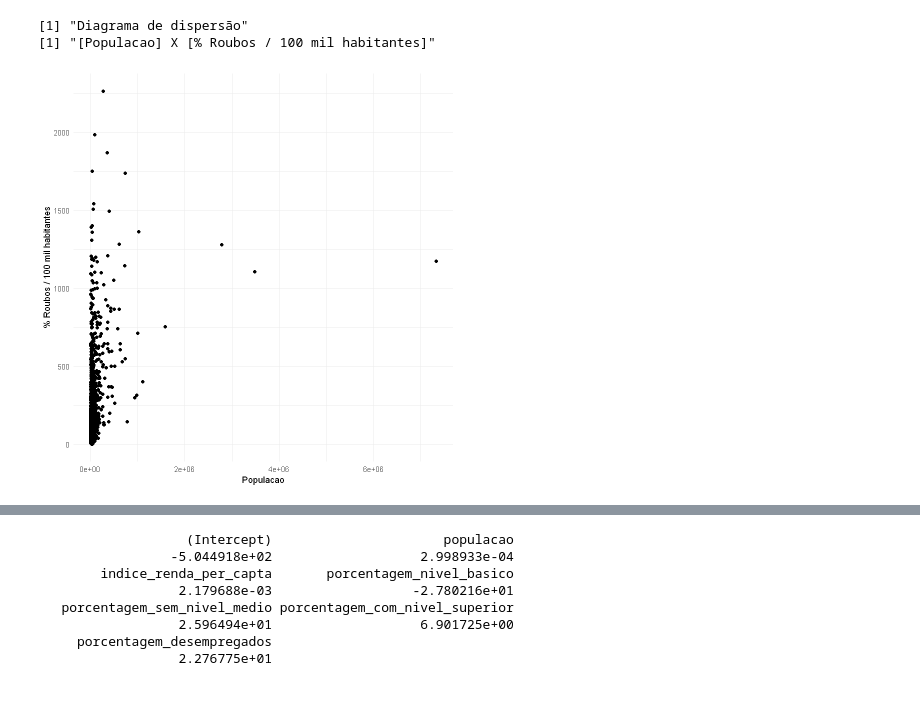
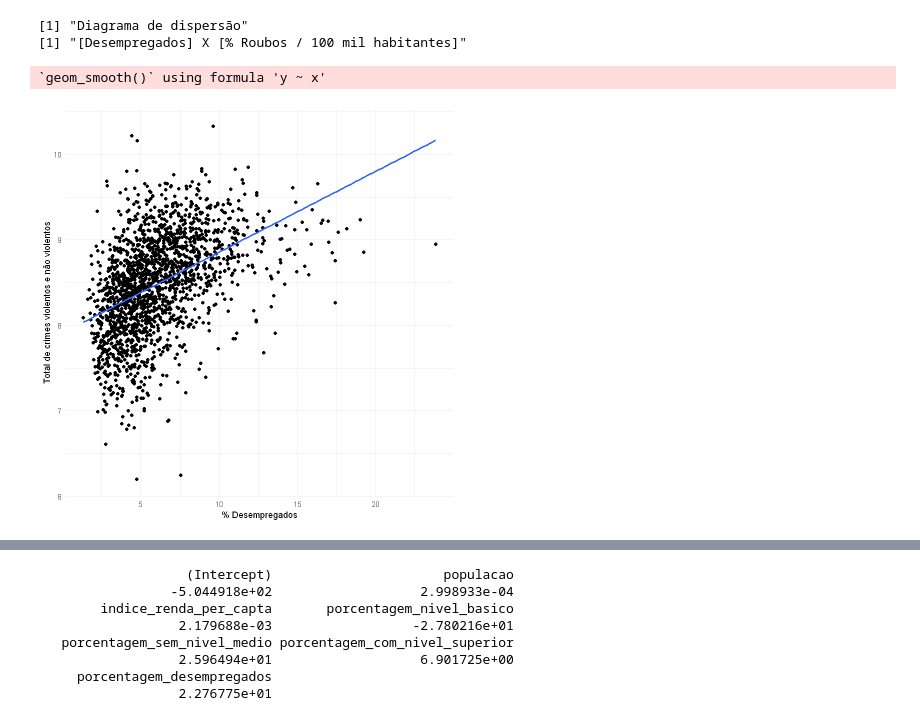
Before and after one commit to marianyfsilva/tecnicas-estatisticas-predicao, a Jupyter notebook: analise-roubos-uci.ipynb, the cells around one changed output, grey strips where cells are left out. Saved outputs shown, nothing was run; the diff lists cells and outputs as text; code cells hidden in the pictures.

```diff
--- a/analise-roubos-uci.ipynb
+++ b/analise-roubos-uci.ipynb
@@ -3,13 +3,25 @@
 library(ggplot2)
 # %%
 # Leitura dos dados
-data <- read.csv("DADOS-ANALISE-ROUBOS-UCI.csv")
+csv_content <- read.csv("DADOS-CRIMES-UCI.csv")
 
-print(paste("O número de colunas é: ", ncol(data))) # deve ser 7
-print(paste("O número de linhas é: ", nrow(data)))  # deve ser 2128
+print(paste("O número de colunas é: ", ncol(csv_content))) # deve ser 7
+print(paste("O número de linhas é: ", nrow(csv_content)))  # deve ser 2128
 
-print(paste("O número de colunas é: ", ncol(data)))
-print(paste("O número de linhas é: ", nrow(data)))
+print(paste("O número de colunas é: ", ncol(csv_content)))
+print(paste("O número de linhas é: ", nrow(csv_content)))
+
+data = data.frame(
+    # Variável resposta
+    CRIMES = log(csv_content["CRIMES"]),
+    # Variaveis explicativas
+    POPULACAO = log(csv_content["POPULACAO"]),
+    RENDA = log(csv_content["RENDA"]),
+    SEM_BASICO = csv_content["SEM_BASICO"],
+    SEM_MEDIO = csv_content["SEM_MEDIO"],
+    COM_SUPERIOR = csv_content["COM_SUPERIOR"],
+    DESEMPREGADOS = csv_content["DESEMPREGADOS"]
+)
 
 # imprimir início do data frame
 head(data)
@@ -30,12 +115,15 @@ A data.frame: 6 × 7
 # %%
 print("Diagrama de dispersão")
-print("[Populacao] X [% Roubos / 100 mil habitantes]")
+print("[Desempregados] X [% Roubos / 100 mil habitantes]")
 
-ggplot(data=data, aes(x=populacao, y=porcentagem_de_roubos_a_cada_100_mil))+
+g6 <- ggplot(data=data, aes(x=DESEMPREGADOS, y=CRIMES))+
   geom_point() +
-  labs(x = 'Populacao', y = '% Roubos / 100 mil habitantes') +
+  labs(x = '% Desempregados', y = 'Total de crimes violentos e não violentos') +
   theme_minimal()
+
+g6 + geom_smooth(method = 'lm', se = F)
 # %% [output]
 [1] "Diagrama de dispersão"
-[1] "[Populacao] X [% Roubos / 100 mil habitantes]"
+[1] "[Desempregados] X [% Roubos / 100 mil habitantes]"
+`geom_smooth()` using formula 'y ~ x'
-[figure, old version]
+[figure, new version]
```
Also changed, not shown: parts of 12 cells of this notebook, 23 other files.
